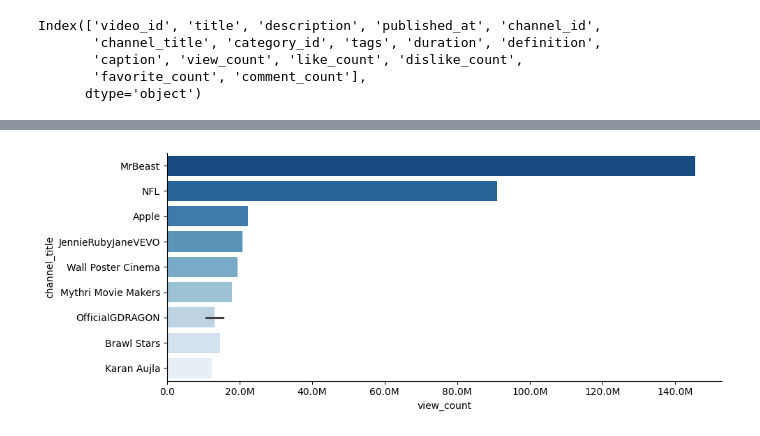
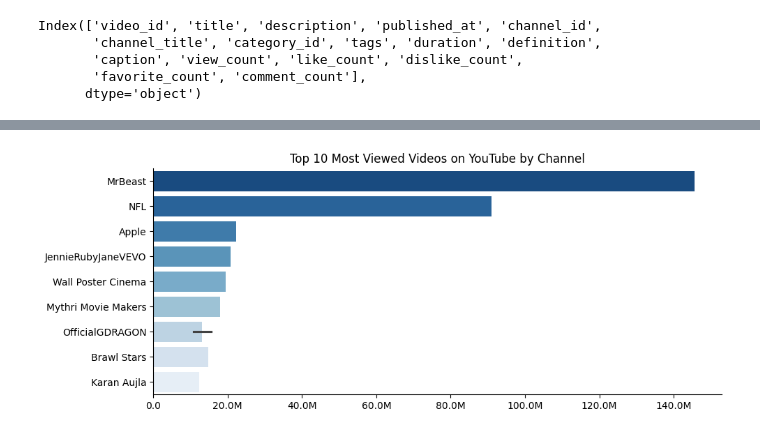
Before and after one commit to modyreturn/Youtube_Data_Analysis, a Jupyter notebook: 02_View_Count.ipynb, the cells around one changed output, grey strips where cells are left out. Cells and saved outputs as stored; diff of their text form; code cells hidden in the pictures.

```diff
--- a/02_View_Count.ipynb
+++ b/02_View_Count.ipynb
@@ -48,26 +48,30 @@ top_viewed_videos
 # %%
 plt.figure(figsize=(10, 4))
 sns.barplot(data=top_viewed_videos,
             x='view_count',
             y='channel_title',
             palette='Blues_r'
 
             )
 
 # Function to format the values
 def num_format(x, pos):
     if x >= 1e6:
         return '{:1.1f}M'.format(x*1e-6)
     elif x >= 1e3:
         return '{:1.1f}K'.format(x*1e-3)
     else:
         return '{:1.1f}'.format(x)
 
 # Applying the custom formatter to the x-axis
 plt.gca().xaxis.set_major_formatter(FuncFormatter(num_format))
 
+plt.title('Top 10 Most Viewed Videos on YouTube by Channel')
+plt.xlabel('')
+plt.ylabel('')
+
 sns.despine()
 plt.tight_layout()
 plt.show()
 # %% [output]
-[figure, old version]
+[figure, new version]
```
